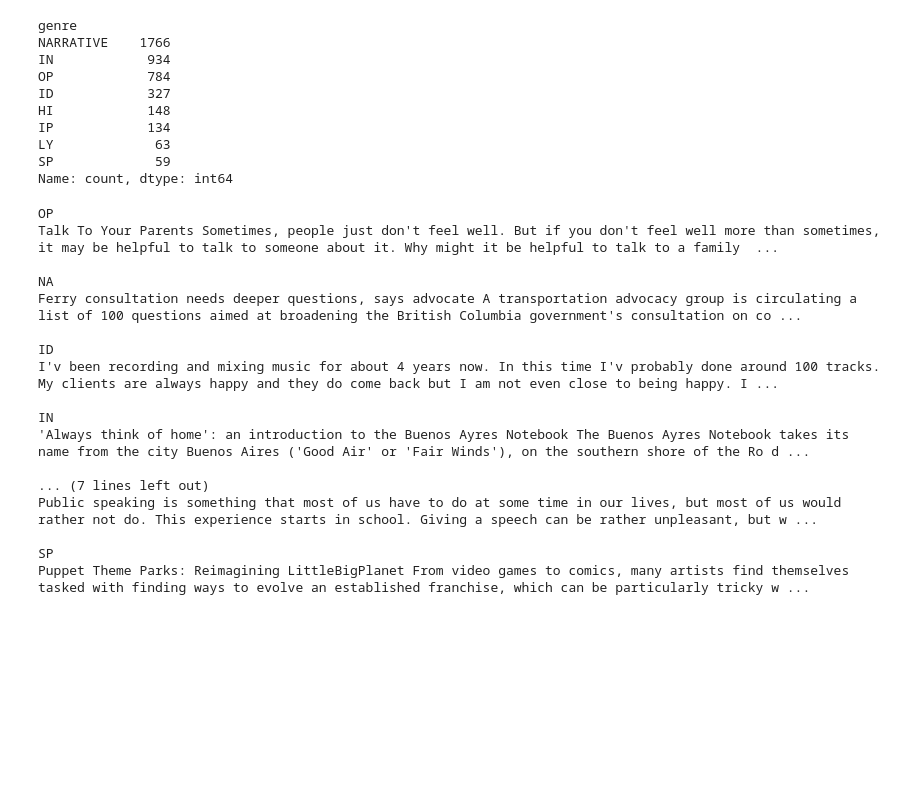
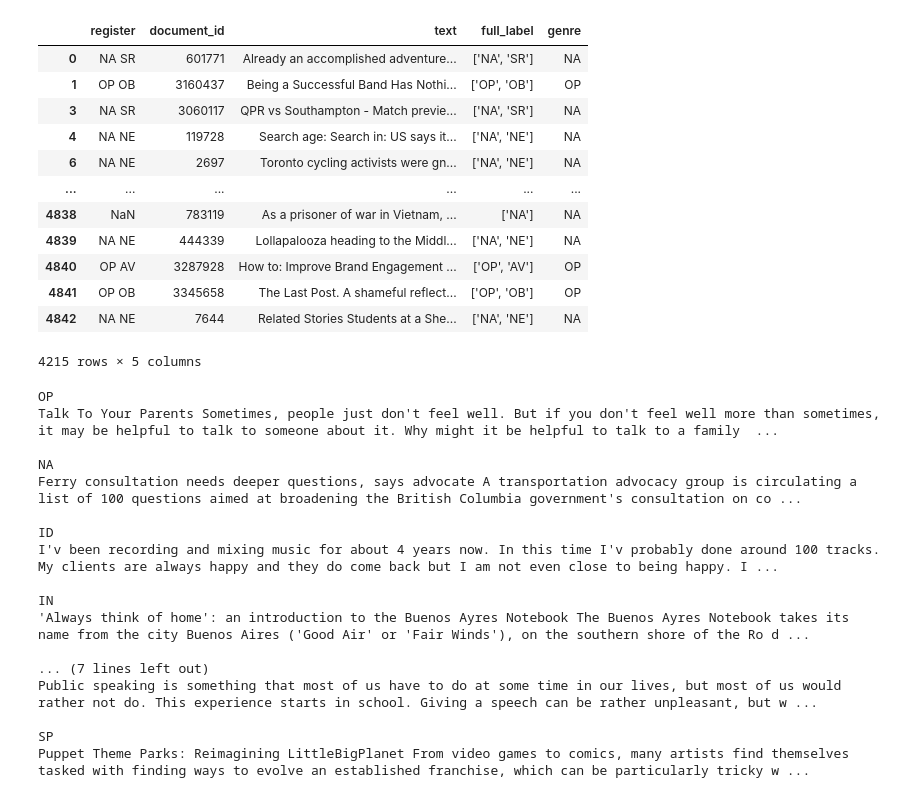
Before and after one commit to nlpsoc/Tokenization-Language-Variation, a Jupyter notebook: src/CORE.ipynb, the cells around one changed output. Drawn from its saved outputs; the diff is of its cells as text; code cells hidden in the pictures; blank space fills up the shorter version.

```diff
--- a/src/CORE.ipynb
+++ b/src/CORE.ipynb
@@ -90,13 +203,16 @@ df_test["genre"] = df_test["genre"].apply(lambda x: "NARRATIVE" if x == "NA" els
 # %%
-df_val["genre"].value_counts()
+df_val
 # %% [output]
+|  | register | document_id | text | full_label | genre |
+| 0 | NA SR | 601771 | Already an accomplished adventure... | ['NA', 'SR'] | NA |
+| 1 | OP OB | 3160437 | Being a Successful Band Has Nothi... | ['OP', 'OB'] | OP |
+| 3 | NA SR | 3060117 | QPR vs Southampton - Match previe... | ['NA', 'SR'] | NA |
+| 4 | NA NE | 119728 | Search age: Search in: US says it... | ['NA', 'NE'] | NA |
+| 6 | NA NE | 2697 | Toronto cycling activists were gn... | ['NA', 'NE'] | NA |
+| ... | ... | ... | ... | ... | ... |
+| 4838 | NaN | 783119 | As a prisoner of war in Vietnam, ... | ['NA'] | NA |
+| 4839 | NA NE | 444339 | Lollapalooza heading to the Middl... | ['NA', 'NE'] | NA |
+| 4840 | OP AV | 3287928 | How to: Improve Brand Engagement ... | ['OP', 'AV'] | OP |
+| 4841 | OP OB | 3345658 | The Last Post. A shameful reflect... | ['OP', 'OB'] | OP |
+| 4842 | NA NE | 7644 | Related Stories Students at a She... | ['NA', 'NE'] | NA |
-genre
-NARRATIVE    1766
-IN            934
-OP            784
-ID            327
-HI            148
-IP            134
-LY             63
-SP             59
-Name: count, dtype: int64
+4215 rows × 5 columns
```
Also changed, not shown: parts of 11 cells of this notebook, 1 other file.
